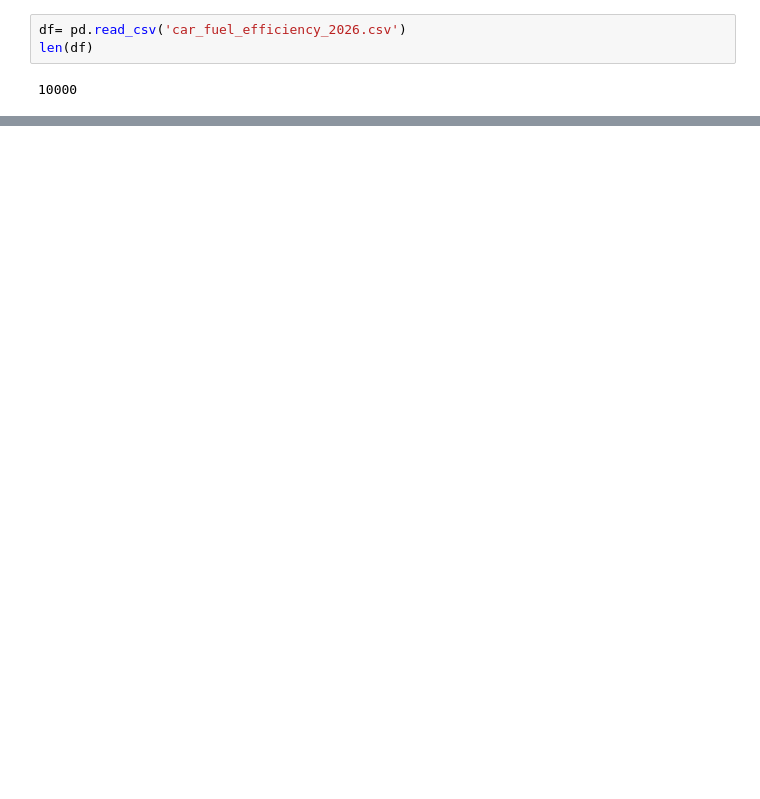
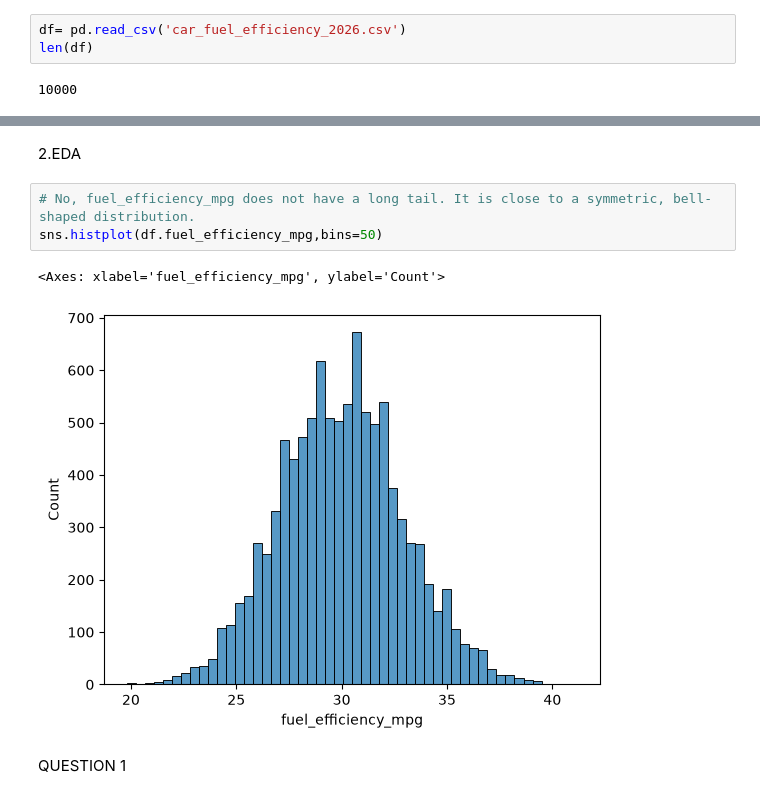
Before and after one commit to william-kambi/machine--learning-zoomcamp, a Jupyter notebook: 02-regression/homework-regression/homework2.ipynb, the cells around one changed output, grey strips where cells are left out. Cells and saved outputs as stored; diff of their text form; blank space fills up the shorter version.

```diff
--- a/02-regression/homework-regression/homework2.ipynb
+++ b/02-regression/homework-regression/homework2.ipynb
@@ -37,0 +41,10 @@ df.head()
+# %% [markdown]
+2.EDA
+# %%
+# No, fuel_efficiency_mpg does not have a long tail. It is close to a symmetric, bell-shaped distribution.
+sns.histplot(df.fuel_efficiency_mpg,bins=50)
+# %% [output]
+<Axes: xlabel='fuel_efficiency_mpg', ylabel='Count'>
+[figure, added]
+# %% [markdown]
+QUESTION 1
```
Also changed, not shown: parts of 48 cells of this notebook.
